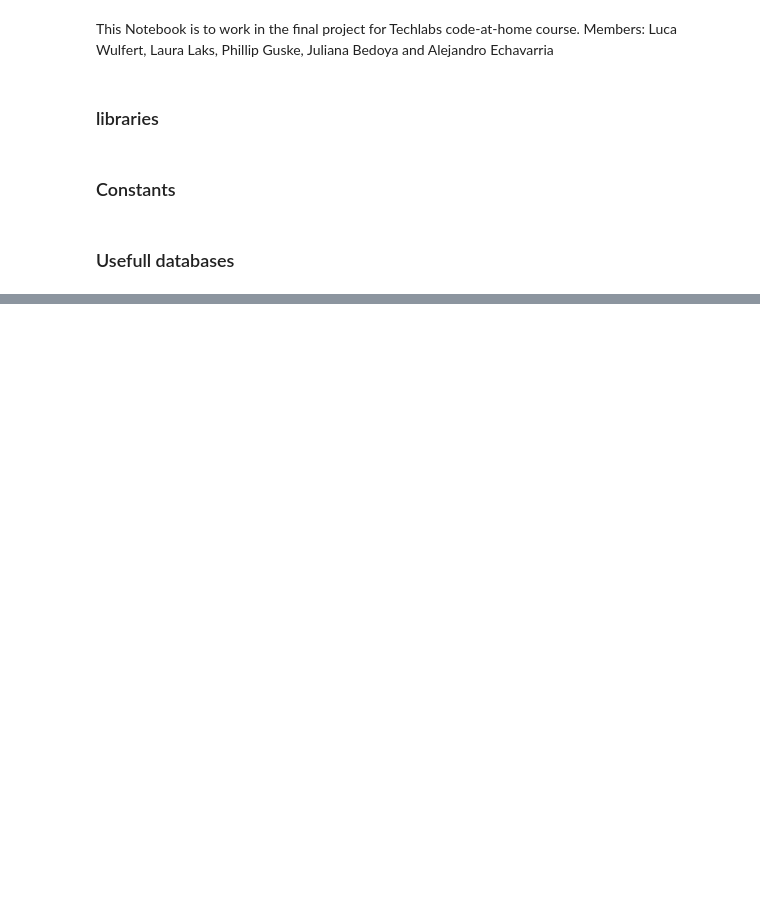
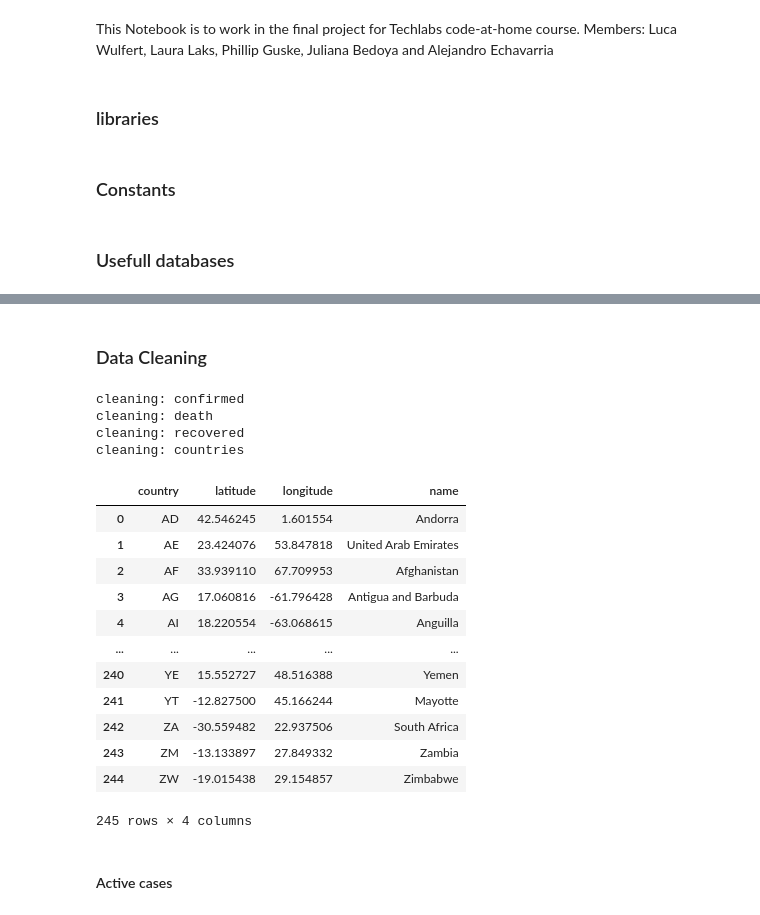
Before and after one commit to rechavar/pyCovid_TechLabsProj, a Jupyter notebook: TechLabs__finalProject.ipynb, the cells around one changed output, grey strips where cells are left out. Drawn from its saved outputs; the diff is of its cells as text; code cells hidden in the pictures; blank space fills up the shorter version.

```diff
--- a/TechLabs__finalProject.ipynb
+++ b/TechLabs__finalProject.ipynb
@@ -36,0 +85,66 @@ data.head(10)
+# %%
+all_dataframes = {'confirmed': df_confirmed,
+                  'death': df_death,
+                  'recovered': df_recovered,
+                  'countries': df_countries}
+# %% [markdown]
+### Data Cleaning
+# %%
+for key, df in all_dataframes.items():
+  print('cleaning: {}'.format(key))
+
+  if key == 'countries':
+    continue
+
+  df.drop(['Province/State', 'Lat', 'Long'], axis = 1, inplace = True)
+
+  #Country renaming:
+  df["Country/Region"].replace(["Taiwan*", "US", "Congo (Brazzaville)", "Congo (Kinshasa)"],
+                               ["Taiwan", "USA", "Republic of the Congo", "Democratic Republic of the Congo"],
+                               inplace = True)
+  #Set new index
+  df.set_index('Country/Region', inplace = True)
+
+  #Grouping together countries originally split into multiple Provinces/States
+  #(Australia, Canada, China, Denmark, France, Netherlands, United Kingdom)
+  df = df.groupby(by = df.index, axis = 0).sum()
+
+  # Addition of a "global" row
+  df.loc['Global'] = df.sum(axis=0)
+
+  #other way
+  df=df.T
+  df.rename_axis(index='Date', columns="Country",inplace=True)
+  df.index = pd.to_datetime(df.index)
+
+  #Naming the Date index:
+  df.index.rename("Date", inplace= True)
+
+  #Creating a datetime index:
+  df.index = pd.to_datetime(df.index)
+
+  #Save new dataFrame
+  all_dataframes[key] = df
+# %% [output]
+cleaning: confirmed
+cleaning: death
+cleaning: recovered
+cleaning: countries
+# %%
+df
+# %% [output]
+|  | country | latitude | longitude | name |
+| 0 | AD | 42.546245 | 1.601554 | Andorra |
+| 1 | AE | 23.424076 | 53.847818 | United Arab Emirates |
+| 2 | AF | 33.939110 | 67.709953 | Afghanistan |
+| 3 | AG | 17.060816 | -61.796428 | Antigua and Barbuda |
+| 4 | AI | 18.220554 | -63.068615 | Anguilla |
+| ... | ... | ... | ... | ... |
+| 240 | YE | 15.552727 | 48.516388 | Yemen |
+| 241 | YT | -12.827500 | 45.166244 | Mayotte |
+| 242 | ZA | -30.559482 | 22.937506 | South Africa |
+| 243 | ZM | -13.133897 | 27.849332 | Zambia |
+| 244 | ZW | -19.015438 | 29.154857 | Zimbabwe |
+245 rows × 4 columns
+# %% [markdown]
+#### Active cases
```
Also changed, not shown: parts of 14 cells of this notebook.
